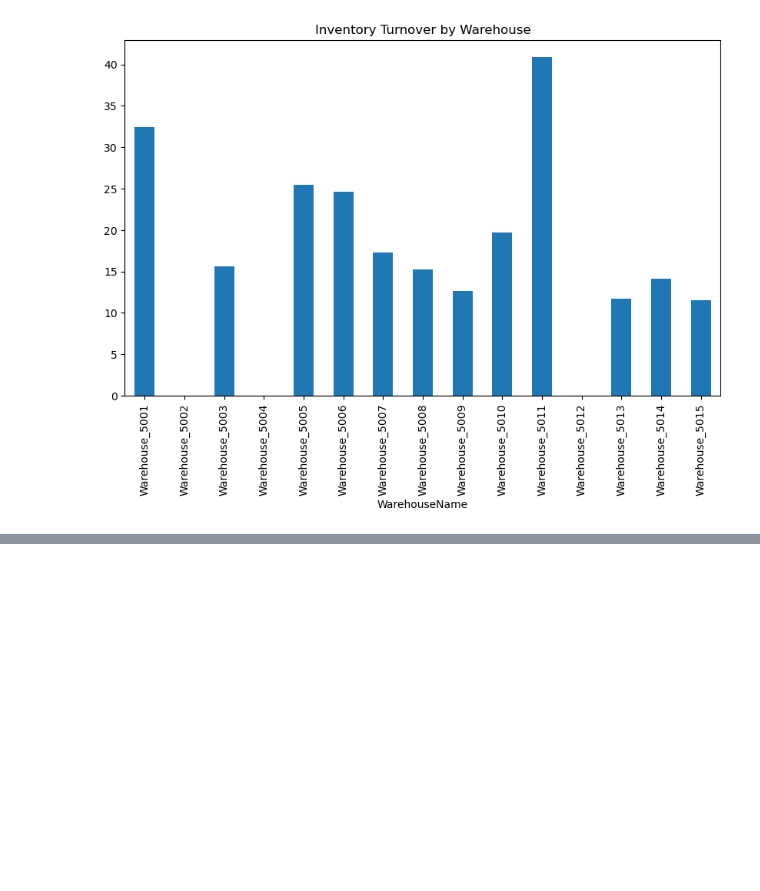
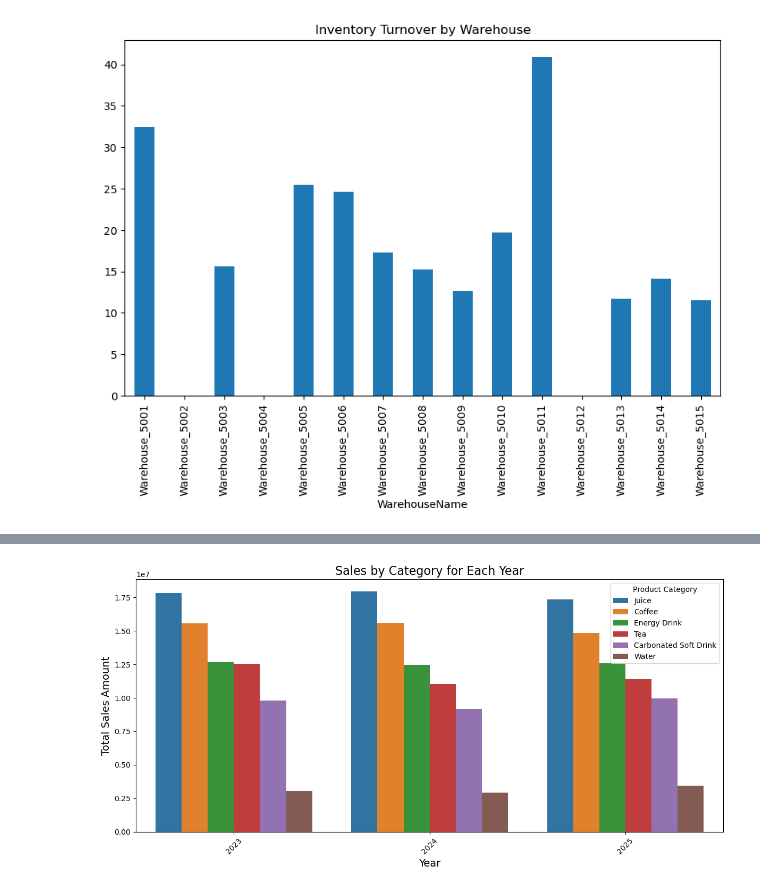
Before and after one commit to myat-thu004/Beverage_Data_Analysis, a Jupyter notebook: Exploratory_Beverage.ipynb, the cells around one changed output, grey strips where cells are left out. Saved outputs shown, nothing was run; the diff lists cells and outputs as text; code cells hidden in the pictures; blank space fills up the shorter version.

```diff
--- a/Exploratory_Beverage.ipynb
+++ b/Exploratory_Beverage.ipynb
@@ -585,3 +611,5 @@ inventory_product_warehouse.groupby('WarehouseName')['TurnoverRate'].mean().plot
 plt.show()
 # %% [output]
 [figure]
+# %%
+sales_by_product = dataframes["Sales"].merge(dataframes["Product"],on="ProductID",how="left")
@@ -587,0 +625,27 @@ plt.show()
+# %%
+sales_by_product["SaleYear"] = sales_by_product["OrderDate"].dt.year
+sales_by_product["SaleMonth"] = sales_by_product["OrderDate"].dt.month
+# %%
+grouped_by = sales_by_product.groupby(["SaleYear","ProductCategory"])["TotalAmount"].sum().reset_index()
+grouped_by = grouped_by.sort_values(by=["SaleYear","TotalAmount"],ascending=False)
+# %%
+plt.figure(figsize=(12, 6))
+sns.barplot(
+    data=grouped_by,
+    x="SaleYear",
+    y="TotalAmount",
+    hue="ProductCategory",
+)
+
+# Add chart labels and title
+plt.title("Sales by Category for Each Year", fontsize=16)
+plt.xlabel("Year", fontsize=14)
+plt.ylabel("Total Sales Amount", fontsize=14)
+plt.legend(title="Product Category")
+plt.xticks(rotation=45)
+plt.tight_layout()
+
+# Display the chart
+plt.show()
+# %% [output]
+[figure, added]
```
Also changed, not shown: parts of 5 cells of this notebook.
